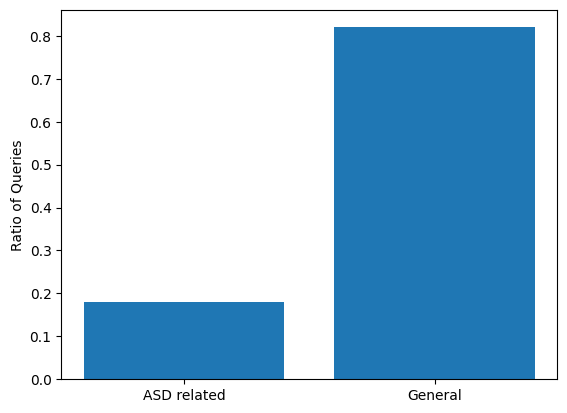
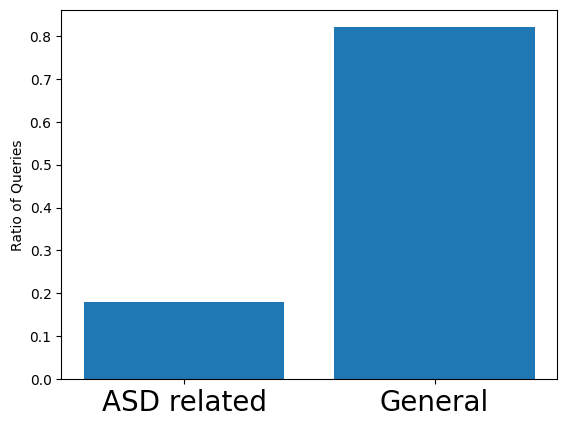
Unified diff of the notebook cell whose output changed from the first chart to the second:
--- before
+++ after
@@ -13,4 +13,5 @@
 xtick_names = {'True': "ASD related", 'False': "General"}
 plt.xticks(ticks=plt.xticks()[0], labels=[xtick_names[label.get_text()] for label in ax.get_xticklabels()])
+plt.xticks(fontsize=20)
 
 plt.savefig("../figures/QueryStats/query_domain_dist.pdf", dpi=300)

Commit: Made figure labels bigger for better visibility